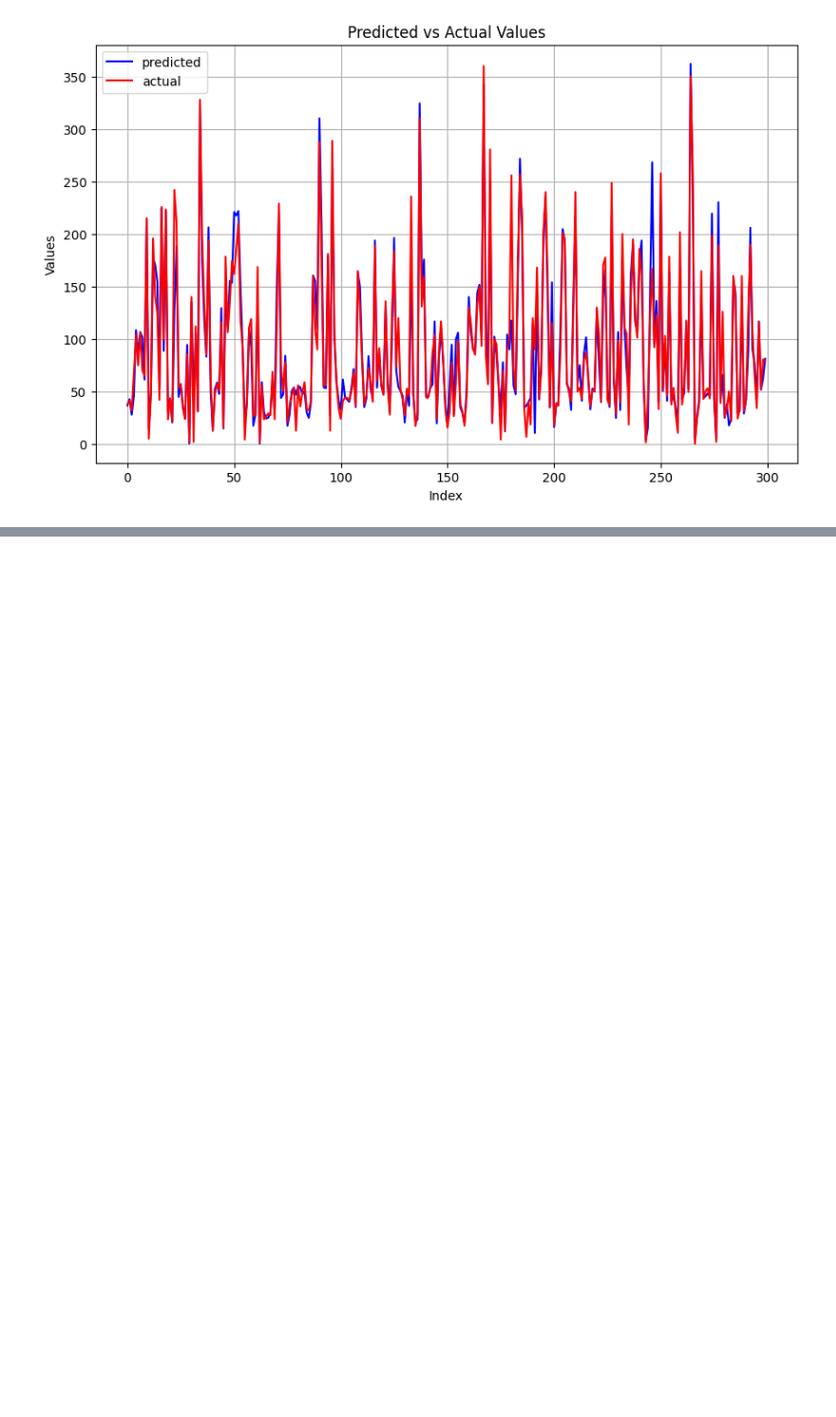
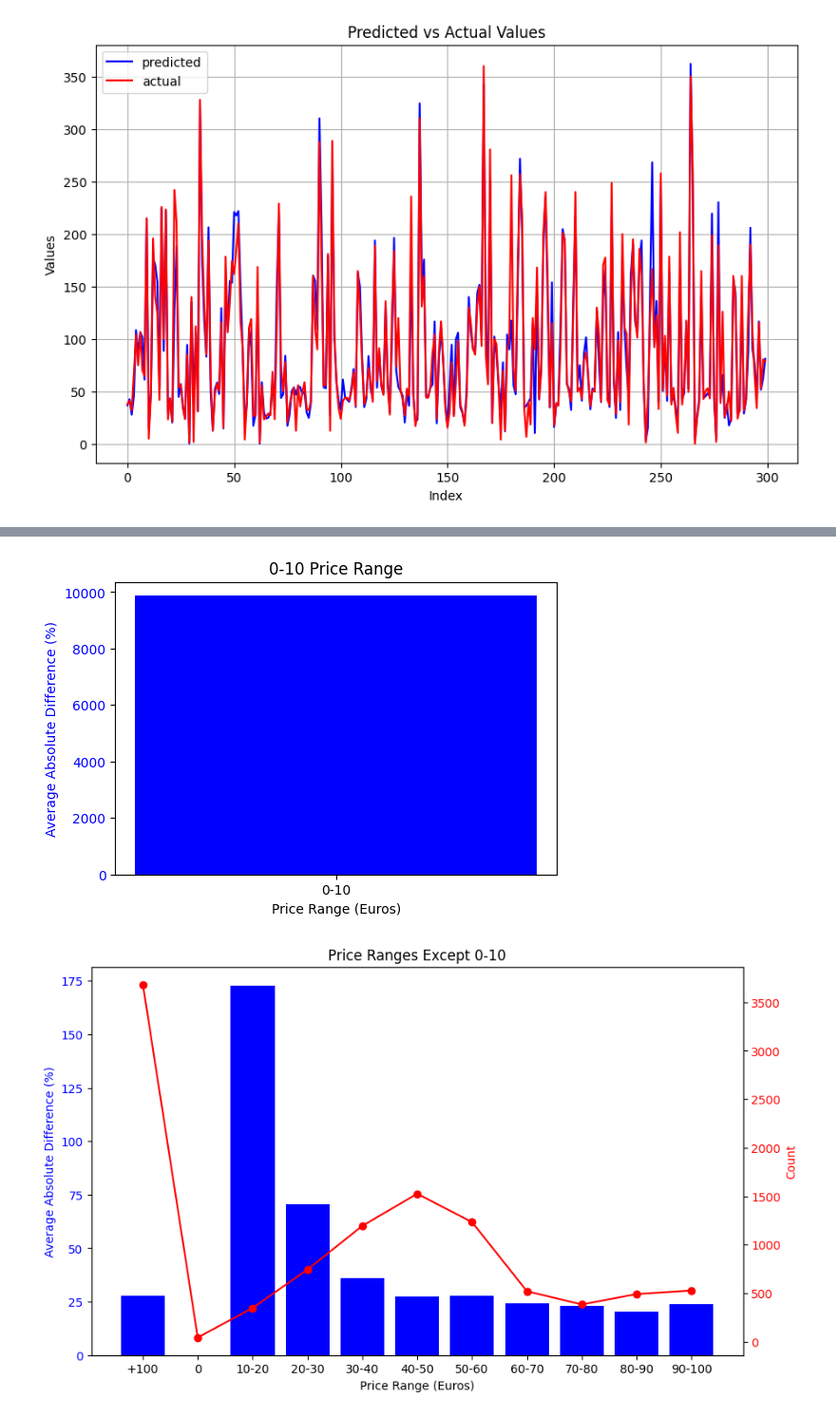
Before and after one commit to adebu/Day-Ahead-Market-Price-Forecast, a Jupyter notebook: price_analysis.ipynb, the cells around one changed output, grey strips where cells are left out. Shown: that part at 95% size. Cells and saved outputs as stored; diff of their text form; code cells hidden in the pictures; blank space fills up the shorter version.

```diff
--- a/price_analysis.ipynb
+++ b/price_analysis.ipynb
@@ -545,0 +406,39 @@ mean_absolute_error(df_comparison_xgb['Predicted'], df_comparison_xgb['Actual'])
+# %%
+import matplotlib.pyplot as plt
+
+# Splitting the data
+data_0_10 = average_diff_by_range[average_diff_by_range['Price Range'] == '0-10']
+data_rest = average_diff_by_range[average_diff_by_range['Price Range'] != '0-10']
+
+count_0_10 = count_by_range[average_diff_by_range['Price Range'] == '0-10']
+count_rest = count_by_range[average_diff_by_range['Price Range'] != '0-10']
+
+# Plot for 0-10 range
+fig, ax1 = plt.subplots(figsize=(6, 4))
+ax1.bar(data_0_10['Price Range'], data_0_10['Absolute Difference (%)'], color='b')
+ax1.set_xlabel('Price Range (Euros)')
+ax1.set_ylabel('Average Absolute Difference (%)', color='b')
+ax1.tick_params(axis='y', labelcolor='b')
+ax1.set_title('0-10 Price Range')
+plt.show()
+
+# Plot for the rest of the ranges
+fig, ax1 = plt.subplots(figsize=(10, 6))
+ax1.bar(data_rest['Price Range'], data_rest['Absolute Difference (%)'], color='b')
+ax1.set_xlabel('Price Range (Euros)')
+ax1.set_ylabel('Average Absolute Difference (%)', color='b')
+ax1.tick_params(axis='y', labelcolor='b')
+
+# Secondary axis for the count
+ax2 = ax1.twinx()
+ax2.plot(data_rest['Price Range'], count_rest, color='r', marker='o')
+ax2.set_ylabel('Count', color='r')
+ax2.tick_params(axis='y', labelcolor='r')
+
+# Titles and labels
+ax1.set_title('Price Ranges Except 0-10')
+plt.xticks(rotation=45)
+plt.show()
+# %% [output]
+[figure, added]
+[figure, added]
```
Also changed, not shown: parts of 47 cells of this notebook.
